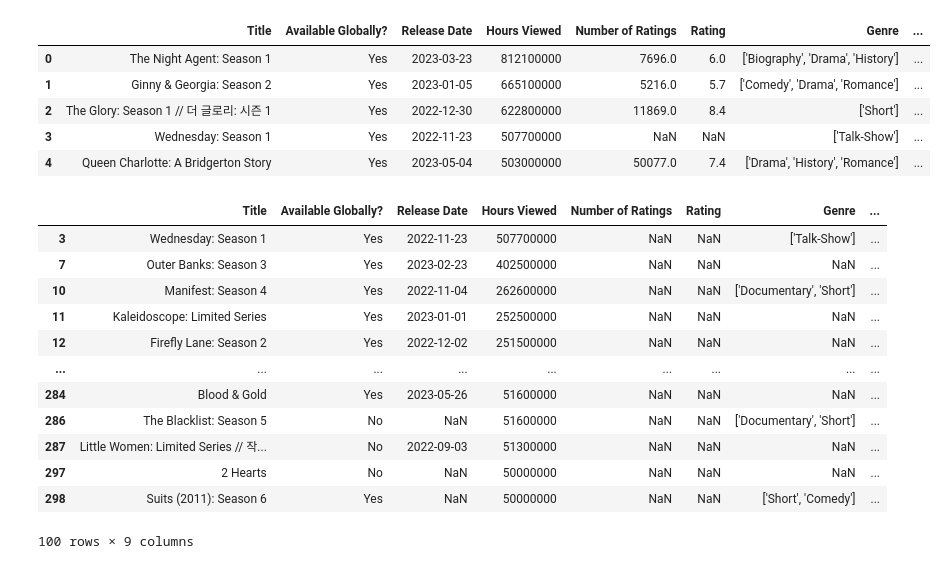
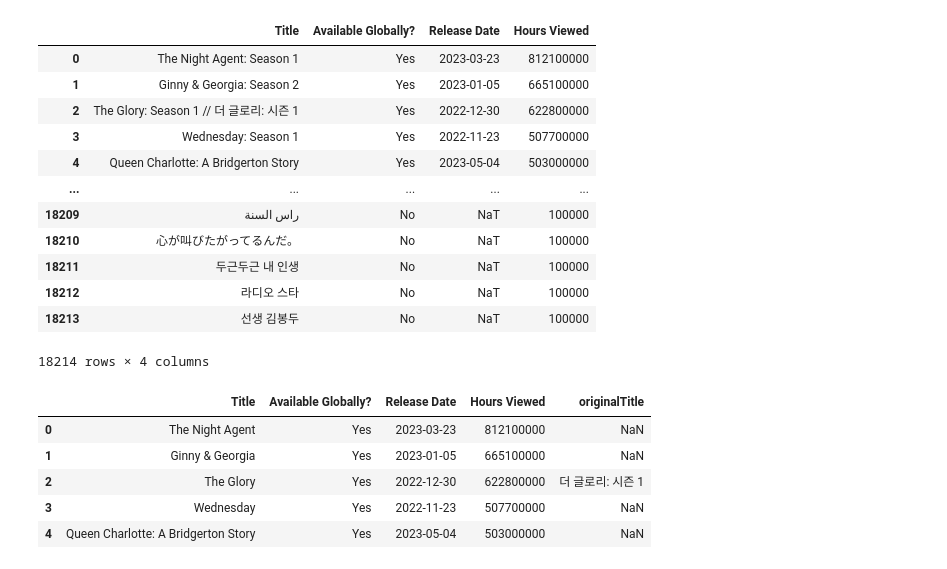
Before and after one commit to JoeBrueneman/Binging-Netflix-Data, a Jupyter notebook: Working_notebook.ipynb, the cells around one changed output. Cells and saved outputs as stored; diff of their text form; code cells hidden in the pictures.

```diff
--- a/Working_notebook.ipynb
+++ b/Working_notebook.ipynb
@@ -5,32 +8,35 @@ from pathlib import Path
 # %%
-# Make a reference to the comic_books_expanded.csv file path
-csv_path = Path("Netflix_data.csv")
-
-# Import the comic_books_expanded.csv file as a DataFrame
-Netflix_df = pd.read_csv(csv_path, encoding="utf-8")
+# Read the 'Netflix_Engagement_Plus.csv'data file as Netflix_df
+Netflix_df = pd.read_excel("Resources/Netflix_Engagement_Report.xlsx", header=5)
+Netflix_df = Netflix_df.drop(['Unnamed: 0'], axis=1)
 # %%
-Netflix_df.head()
+Netflix_df
 # %% [output]
-|  | Title | Available Globally? | Release Date | Hours Viewed | Number of Ratings | Rating | Genre | ... |
-| 0 | The Night Agent: Season 1 | Yes | 2023-03-23 | 812100000 | 7696.0 | 6.0 | ['Biography', 'Drama', 'History'] | ... |
-| 1 | Ginny & Georgia: Season 2 | Yes | 2023-01-05 | 665100000 | 5216.0 | 5.7 | ['Comedy', 'Drama', 'Romance'] | ... |
-| 2 | The Glory: Season 1 // 더 글로리: 시즌 1 | Yes | 2022-12-30 | 622800000 | 11869.0 | 8.4 | ['Short'] | ... |
-| 3 | Wednesday: Season 1 | Yes | 2022-11-23 | 507700000 | NaN | NaN | ['Talk-Show'] | ... |
-| 4 | Queen Charlotte: A Bridgerton Story | Yes | 2023-05-04 | 503000000 | 50077.0 | 7.4 | ['Drama', 'History', 'Romance'] | ... |
+|  | Title | Available Globally? | Release Date | Hours Viewed |
+| 0 | The Night Agent: Season 1 | Yes | 2023-03-23 | 812100000 |
+| 1 | Ginny & Georgia: Season 2 | Yes | 2023-01-05 | 665100000 |
+| 2 | The Glory: Season 1 // 더 글로리: 시즌 1 | Yes | 2022-12-30 | 622800000 |
+| 3 | Wednesday: Season 1 | Yes | 2022-11-23 | 507700000 |
+| 4 | Queen Charlotte: A Bridgerton Story | Yes | 2023-05-04 | 503000000 |
+| ... | ... | ... | ... | ... |
+| 18209 | راس السنة | No | NaT | 100000 |
+| 18210 | 心が叫びたがってるんだ。 | No | NaT | 100000 |
+| 18211 | 두근두근 내 인생 | No | NaT | 100000 |
+| 18212 | 라디오 스타 | No | NaT | 100000 |
+| 18213 | 선생 김봉두 | No | NaT | 100000 |
+18214 rows × 4 columns
-# %%
-test_df = Netflix_df[Netflix_df["Rating"].isnull()]
-test_df.head(100)
-# %% [output]
-|  | Title | Available Globally? | Release Date | Hours Viewed | Number of Ratings | Rating | Genre | ... |
-| 3 | Wednesday: Season 1 | Yes | 2022-11-23 | 507700000 | NaN | NaN | ['Talk-Show'] | ... |
-| 7 | Outer Banks: Season 3 | Yes | 2023-02-23 | 402500000 | NaN | NaN | NaN | ... |
-| 10 | Manifest: Season 4 | Yes | 2022-11-04 | 262600000 | NaN | NaN | ['Documentary', 'Short'] | ... |
-| 11 | Kaleidoscope: Limited Series | Yes | 2023-01-01 | 252500000 | NaN | NaN | NaN | ... |
-| 12 | Firefly Lane: Season 2 | Yes | 2022-12-02 | 251500000 | NaN | NaN | NaN | ... |
-| ... | ... | ... | ... | ... | ... | ... | ... | ... |
-| 284 | Blood & Gold | Yes | 2023-05-26 | 51600000 | NaN | NaN | NaN | ... |
-| 286 | The Blacklist: Season 5 | No | NaN | 51600000 | NaN | NaN | ['Documentary', 'Short'] | ... |
-| 287 | Little Women: Limited Series // 작... | No | 2022-09-03 | 51300000 | NaN | NaN | NaN | ... |
-| 297 | 2 Hearts | No | NaN | 50000000 | NaN | NaN | NaN | ... |
-| 298 | Suits (2011): Season 6 | Yes | NaN | 50000000 | NaN | NaN | ['Short', 'Comedy'] | ... |
-100 rows × 9 columns
+# %%
+# Clean up Title name and split off OriginalTitle
+Netflix2_df = Netflix_df
+Netflix2_df['originalTitle'] = Netflix2_df['Title'].str.extract('(?:\/\/)(.{1,})')
+Netflix2_df['Title'] = Netflix2_df['Title'].str.replace('\/\/.{1,}', '', regex=True)
+Netflix2_df['Title'] = Netflix2_df['Title'].str.replace('\:\sSeason\s\d+', '', regex=True)
+Netflix2_df['Title'] = Netflix2_df['Title'].str.strip()
+Netflix2_df.head()
+# %% [output]
+|  | Title | Available Globally? | Release Date | Hours Viewed | originalTitle |
+| 0 | The Night Agent | Yes | 2023-03-23 | 812100000 | NaN |
+| 1 | Ginny & Georgia | Yes | 2023-01-05 | 665100000 | NaN |
+| 2 | The Glory | Yes | 2022-12-30 | 622800000 | 더 글로리: 시즌 1 |
+| 3 | Wednesday | Yes | 2022-11-23 | 507700000 | NaN |
+| 4 | Queen Charlotte: A Bridgerton Story | Yes | 2023-05-04 | 503000000 | NaN |
```
Also changed, not shown: parts of 17 cells of this notebook, 4 other files.
